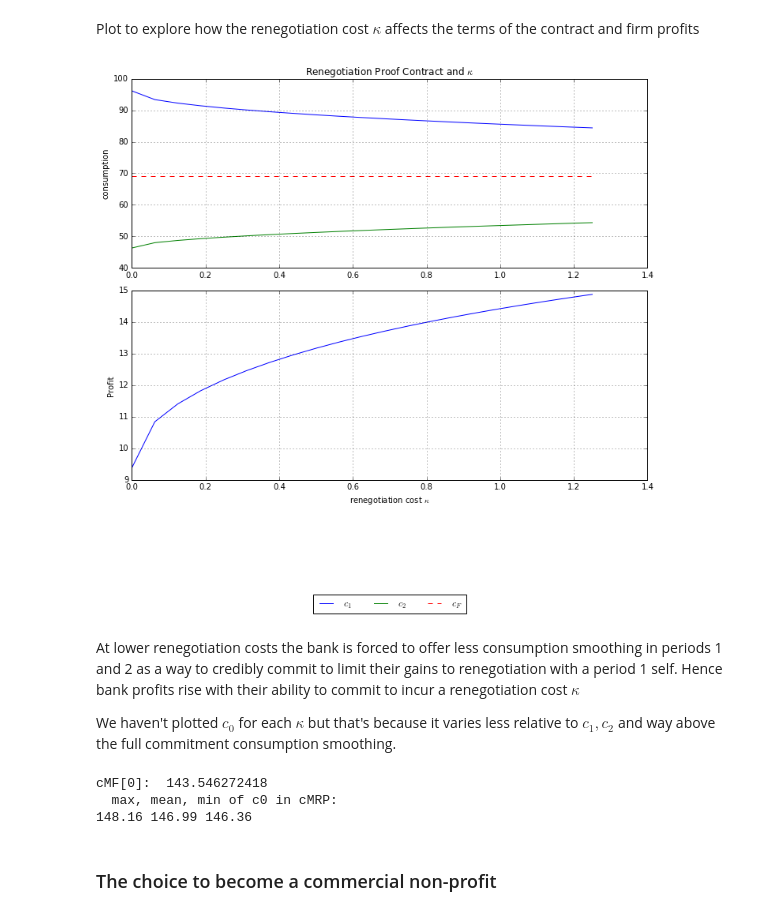
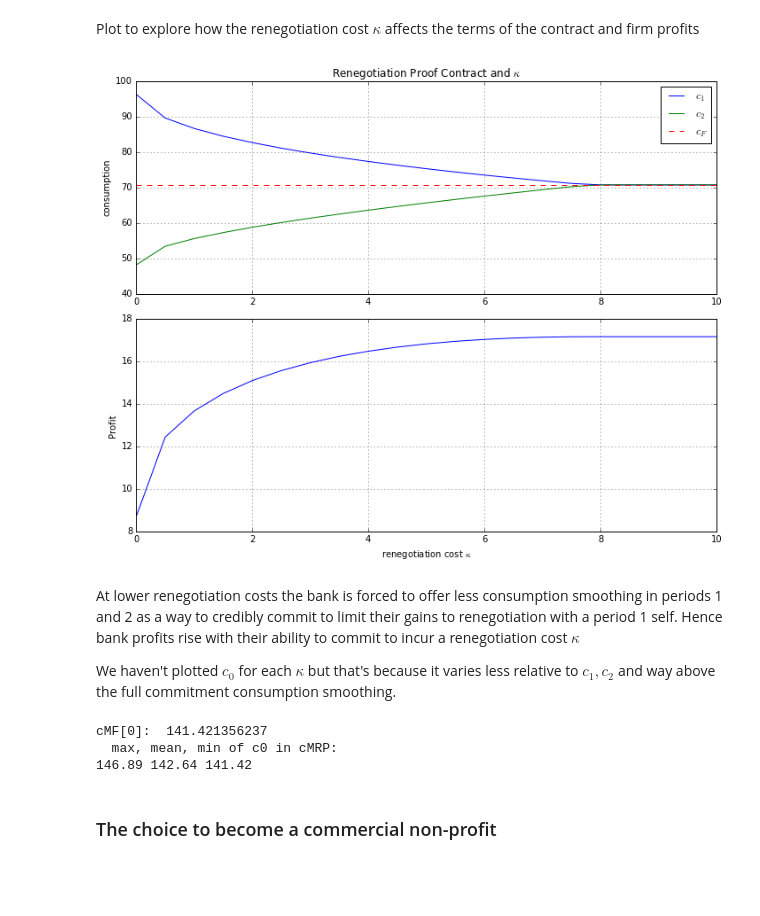
Before and after one commit to jhconning/renegotiation, a Jupyter notebook: monopoly_contracts.ipynb, the cells around one changed output. Saved outputs shown, nothing was run; the diff lists cells and outputs as text; code cells hidden in the pictures; blank space fills up the shorter version.

```diff
--- a/monopoly.ipynb
+++ b/monopoly_contracts.ipynb
@@ -131,7 +127,7 @@ The first constraint is the period 0 self's participation constraint and the sec
 Let's create an object instance which we will call cM, printout the parameters associated with this instance and then run a few checks to make sure the cM.reneg function works right:
 # %%
 cM = Contract.Monopoly(beta = 0.5)
-cM.rho = 0.95
+cM.rho = 1
 cM.y = [110,95,95]
 cM.print_params()
 # %% [output]
@@ -424,35 +406,35 @@ Plot to explore how the renegotiation cost $\kappa $ affects the terms of the co
 # %%
 # Note:  re-run all cells above if the plot seems wrong
 cM.y = np.array([100,100,100])
 cMF = cM.fcommit()
 num_pts = 21
-kaps = np.linspace(0, 1.25, num_pts)      # different renegotiation cost values
+kaps = np.linspace(0, 10, num_pts)      # different renegotiation cost values
 cMRP, profitRP = np.zeros((3,num_pts)), np.zeros(num_pts)  # init (c0,c1,c2) and profits at each kappa
 
 for i in range(0,num_pts):               # look through kappa recalculating optimal contract each time
     cM.kappa = kaps[i]
     cMRP[:,i] = cM.reneg_proof().x
     profitRP[i] = cM.profit(cMRP[:,i],cM.y)
 
 c0,c1,c2 = cMRP[0,:], cMRP[1,:],cMRP[2,:]                # save results for plotting
 
 fig, (ax0, ax1) = plt.subplots(nrows = 2)
 #ax0.plot(kaps, c0, label='$c_{0}$')
 ax0.plot(kaps, c1, label='$c_{1}$')
 ax0.plot(kaps, c2, label='$c_{2}$')
 ax0.plot(kaps, np.ones(num_pts)*cMF[1], '--', label='$c_{F}$')
 ax0.grid()
 ax0.set_title('Renegotiation Proof Contract and $\kappa$'), ax0.set_ylabel('consumption')
-ax0.legend(loc=9,bbox_to_anchor=(0.5, -1.7), ncol = 3)
-
+#ax0.legend(loc=9,bbox_to_anchor=(0.5, -1.7), ncol = 3)
+ax0.legend(loc=1)
 ax1.plot(kaps, profitRP)
 ax1.set_ylabel('Profit')
 ax1.grid()
 ax1.set_xlabel('renegotiation cost $\kappa$')
 plt.tight_layout()
 plt.show()
 # %% [output]
-[figure, old version]
+[figure, new version]
 # %% [markdown]
 At lower renegotiation costs the bank is forced to offer less consumption smoothing in periods 1 and 2 as a way to credibly commit to limit their gains to renegotiation with a period 1 self.  Hence bank profits rise with their ability to commit to incur a renegotiation cost $\kappa$
 
@@ -463,9 +445,9 @@ print("  max, mean, min of c0 in cMRP:")
 for item in (c0.max(),c0.mean(),c0.min()):
     print("{:5.2f}".format(item), end=' ')
 # %% [output]
-cMF[0]:  143.546272418
+cMF[0]:  141.421356237
   max, mean, min of c0 in cMRP:
-148.16 146.99 146.36
+146.89 142.64 141.42
 # %% [markdown]
 ### The choice to become a commercial non-profit
 # %% [markdown]
```
Also changed, not shown: parts of 17 cells of this notebook, 9 other files.
